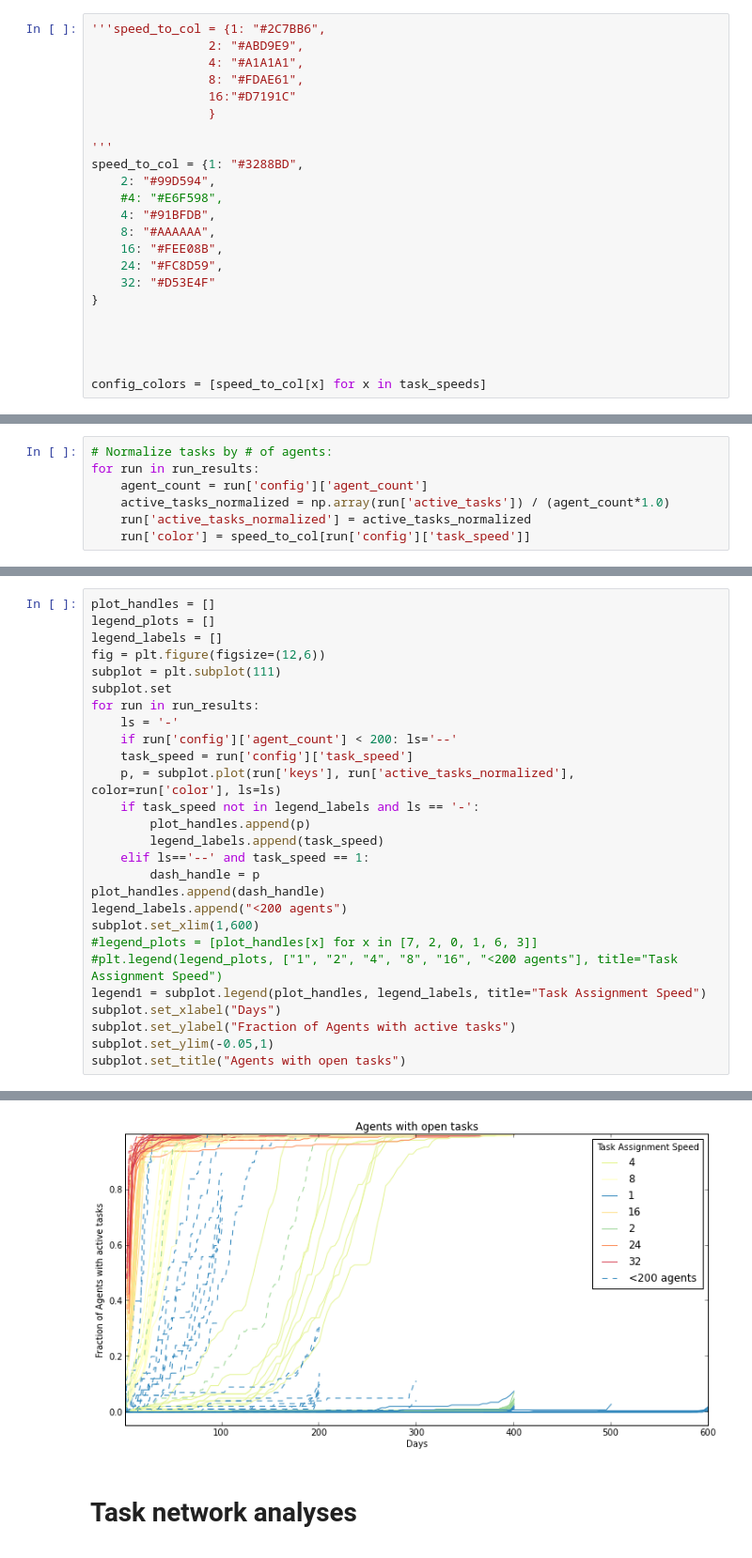
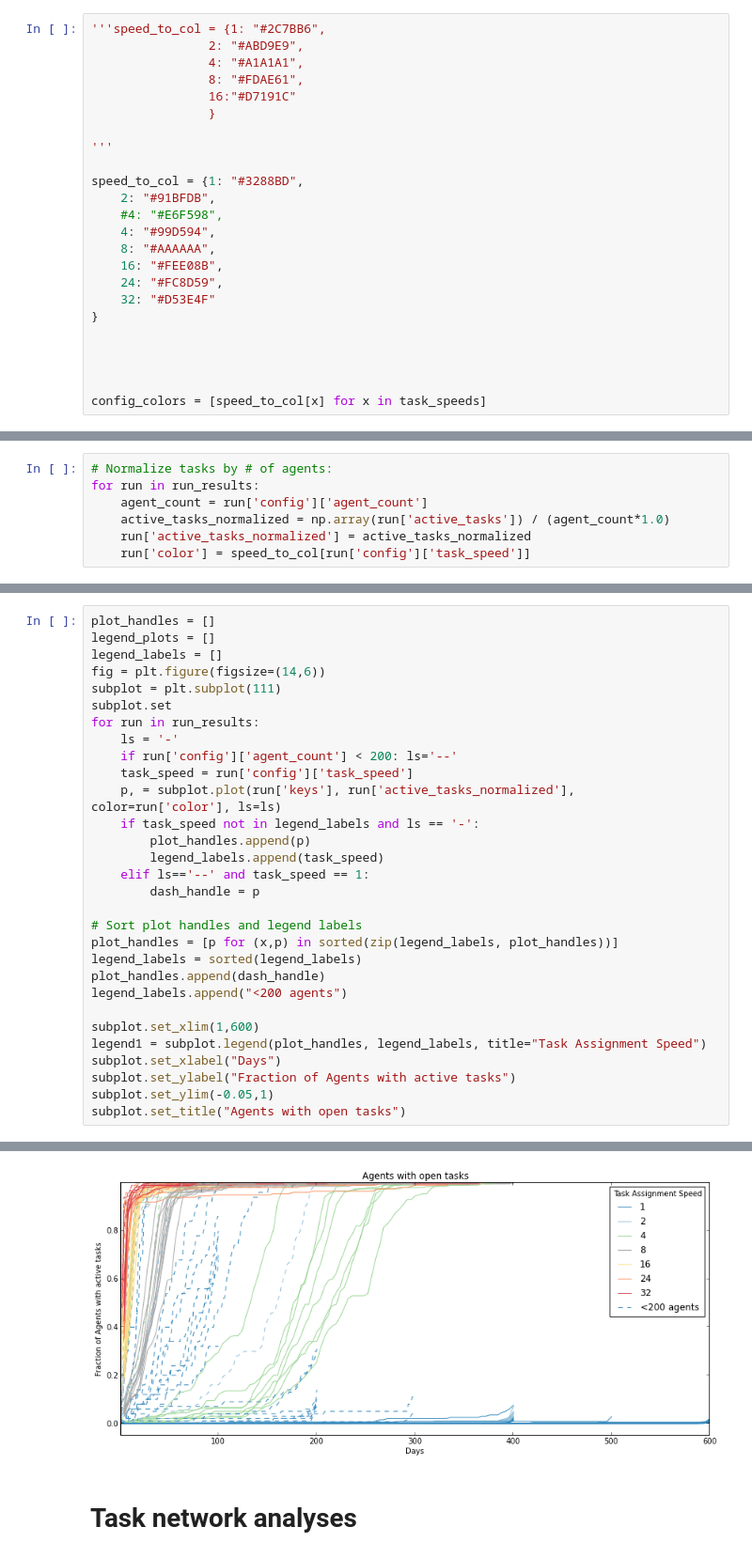
Before and after one commit to jackiekazil/goalnet, a Jupyter notebook: goalnet/analysis/Analysis 2.ipynb, the cells around one changed output, grey strips where cells are left out. Shown at 94% size. Saved outputs shown, nothing was run; the diff lists cells and outputs as text.

Commit message:
Revert "Revert "Updated visualization""
This reverts commit dbac53d01896875262f8dab33b545ba56e8ff3cd.

```diff
--- a/goalnet/analysis/Analysis 2.ipynb
+++ b/goalnet/analysis/Analysis 2.ipynb
@@ -77,10 +80,11 @@ for config in all_configs:
                 }
 
 '''
+
 speed_to_col = {1: "#3288BD",
-    2: "#99D594",
+    2: "#91BFDB",
     #4: "#E6F598",
-    4: "#91BFDB",
+    4: "#99D594",
     8: "#AAAAAA",
     16: "#FEE08B",
     24: "#FC8D59",
@@ -123,33 +123,36 @@ legend_labels
 # %%
 plot_handles = []
 legend_plots = []
 legend_labels = []
-fig = plt.figure(figsize=(12,6))
+fig = plt.figure(figsize=(14,6))
 subplot = plt.subplot(111)
 subplot.set
 for run in run_results:
     ls = '-'
     if run['config']['agent_count'] < 200: ls='--'
     task_speed = run['config']['task_speed']
     p, = subplot.plot(run['keys'], run['active_tasks_normalized'], color=run['color'], ls=ls)
     if task_speed not in legend_labels and ls == '-':
         plot_handles.append(p)
         legend_labels.append(task_speed)
     elif ls=='--' and task_speed == 1:
         dash_handle = p
+
+# Sort plot handles and legend labels
+plot_handles = [p for (x,p) in sorted(zip(legend_labels, plot_handles))]
+legend_labels = sorted(legend_labels)
 plot_handles.append(dash_handle)
 legend_labels.append("<200 agents")
+
 subplot.set_xlim(1,600)
-#legend_plots = [plot_handles[x] for x in [7, 2, 0, 1, 6, 3]]
-#plt.legend(legend_plots, ["1", "2", "4", "8", "16", "<200 agents"], title="Task Assignment Speed")
 legend1 = subplot.legend(plot_handles, legend_labels, title="Task Assignment Speed")
 subplot.set_xlabel("Days")
 subplot.set_ylabel("Fraction of Agents with active tasks")
 subplot.set_ylim(-0.05,1)
 subplot.set_title("Agents with open tasks")
 # %% [output]
 <matplotlib.text.Text at 0x...>
-[figure, old version]
+[figure, new version]
 # %% [markdown]
 # Task network analyses
 # %% [markdown]
```
Also changed, not shown: parts of 12 cells of this notebook, 1 other file.
